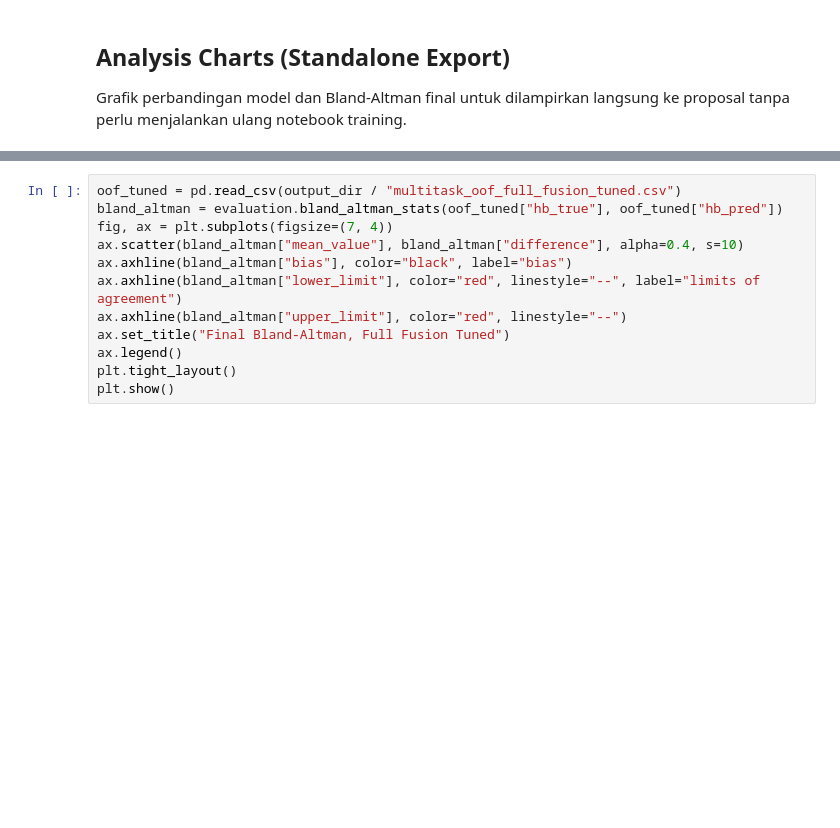
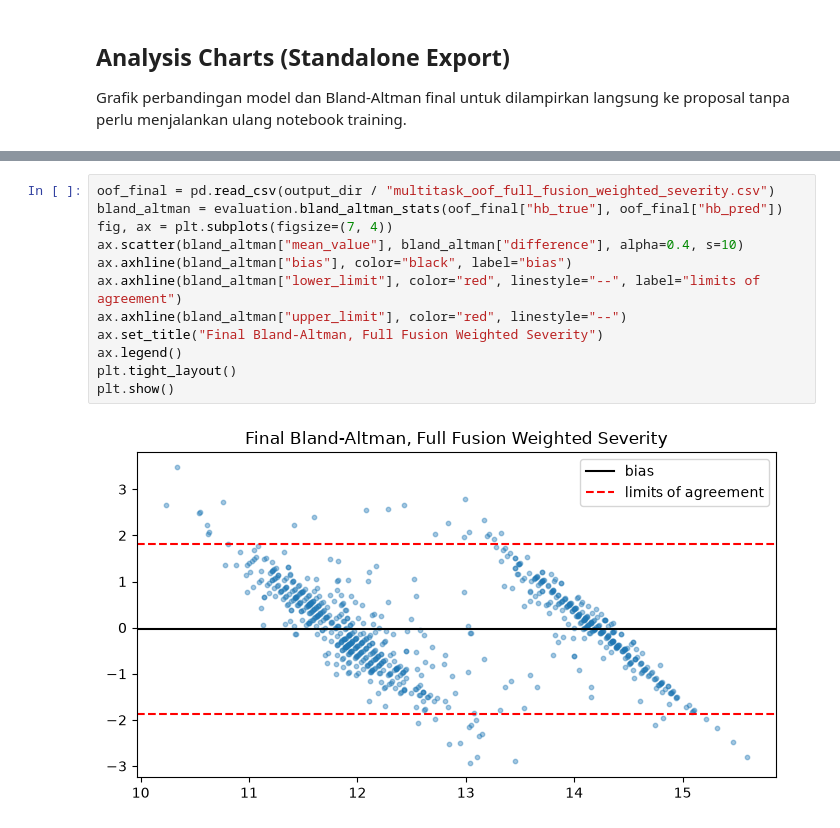
Before and after one commit to AzrilFahmiardi/hemavision, a Jupyter notebook: notebooks/palm/07_report_assets.ipynb, the cells around one changed output, grey strips where cells are left out. Cells and saved outputs as stored; diff of their text form; blank space fills up the shorter version.

```diff
--- a/notebooks/palm/07_report_assets.ipynb
+++ b/notebooks/palm/07_report_assets.ipynb
@@ -123,12 +143,14 @@ plt.show()
 # %%
-oof_tuned = pd.read_csv(output_dir / "multitask_oof_full_fusion_tuned.csv")
-bland_altman = evaluation.bland_altman_stats(oof_tuned["hb_true"], oof_tuned["hb_pred"])
+oof_final = pd.read_csv(output_dir / "multitask_oof_full_fusion_weighted_severity.csv")
+bland_altman = evaluation.bland_altman_stats(oof_final["hb_true"], oof_final["hb_pred"])
 fig, ax = plt.subplots(figsize=(7, 4))
 ax.scatter(bland_altman["mean_value"], bland_altman["difference"], alpha=0.4, s=10)
 ax.axhline(bland_altman["bias"], color="black", label="bias")
 ax.axhline(bland_altman["lower_limit"], color="red", linestyle="--", label="limits of agreement")
 ax.axhline(bland_altman["upper_limit"], color="red", linestyle="--")
-ax.set_title("Final Bland-Altman, Full Fusion Tuned")
+ax.set_title("Final Bland-Altman, Full Fusion Weighted Severity")
 ax.legend()
 plt.tight_layout()
 plt.show()
+# %% [output]
+[figure, added]
```
Also changed, not shown: parts of 8 cells of this notebook, 3 other files.
